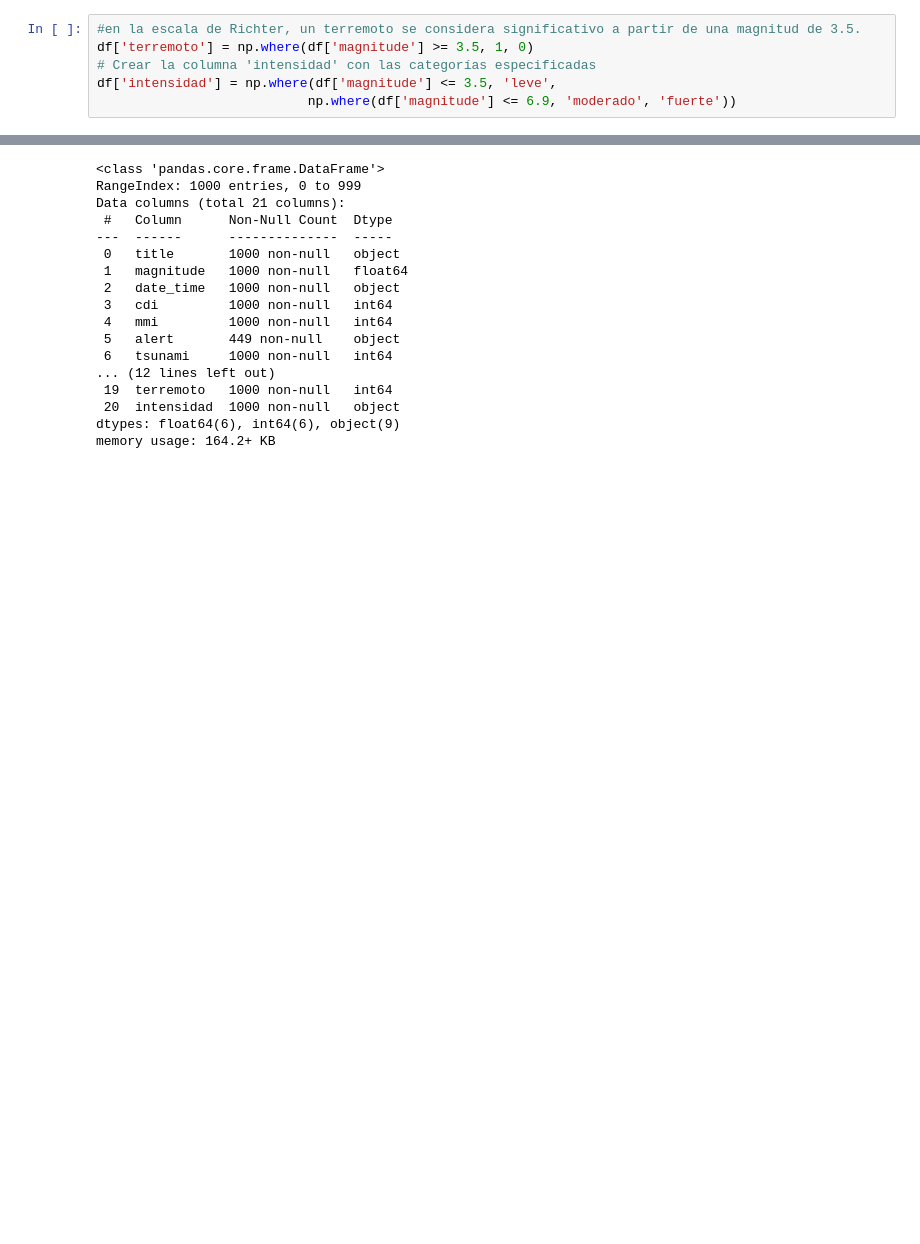
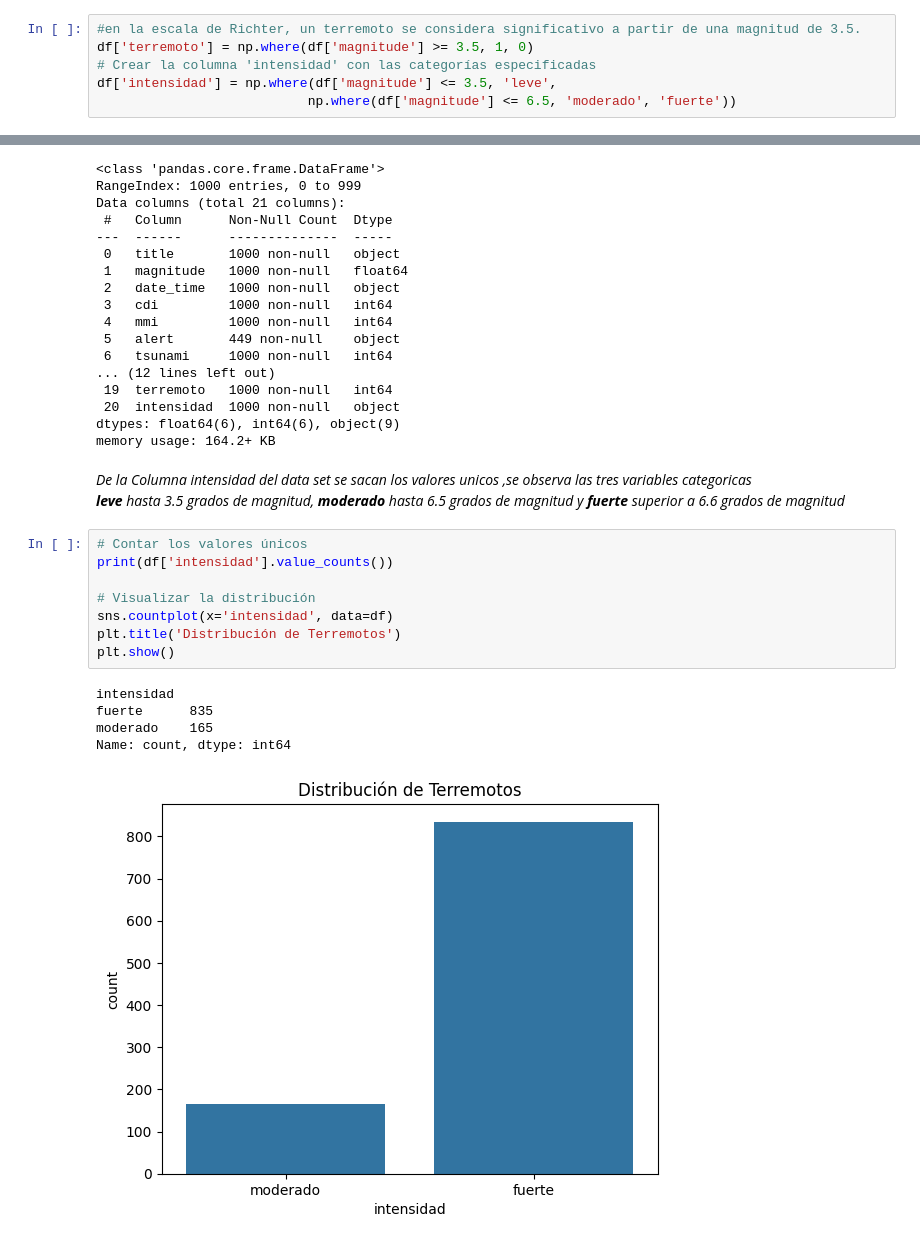
Before and after one commit to CristianLLDev/talentotech, a Jupyter notebook: Proyecto Final Regresion Logistica Terremotos/Exposicion _Regresion_logistica_Clasificacion_Intensidad_Terremotos.ipynb, the cells around one changed output, grey strips where cells are left out. Cells and saved outputs as stored; diff of their text form; blank space fills up the shorter version.

```diff
--- a/Proyecto Final Regresion Logistica Terremotos/Exposicion _Regresion_logistica_Clasificacion_Intensidad_Terremotos.ipynb
+++ b/Proyecto Final Regresion Logistica Terremotos/Exposicion _Regresion_logistica_Clasificacion_Intensidad_Terremotos.ipynb
@@ -55,7 +55,7 @@ df = df_sredondeo.round(1)
 df['terremoto'] = np.where(df['magnitude'] >= 3.5, 1, 0)
 # Crear la columna 'intensidad' con las categorías especificadas
 df['intensidad'] = np.where(df['magnitude'] <= 3.5, 'leve',
-                           np.where(df['magnitude'] <= 6.9, 'moderado', 'fuerte'))
+                           np.where(df['magnitude'] <= 6.5, 'moderado', 'fuerte'))
 # %% [markdown]
 ## <CENTER>ANALISIS EXPLORATORIO DE DATOS</CENTER>
 *Visualizacion de todas las columnas y todas las filas del data set en el dataframe*<br>
@@ -110,3 +110,19 @@ Data columns (total 21 columns):
  20  intensidad  1000 non-null   object
 dtypes: float64(6), int64(6), object(9)
 memory usage: 164.2+ KB
+# %% [markdown]
+*De la Columna intensidad del data set se sacan los valores unicos ,se observa las tres variables categoricas<br>__leve__ hasta 3.5 grados de magnitud, __moderado__ hasta 6.5 grados de magnitud y __fuerte__ superior a 6.6 grados de magnitud*
+# %%
+# Contar los valores únicos
+print(df['intensidad'].value_counts())
+
+# Visualizar la distribución
+sns.countplot(x='intensidad', data=df)
+plt.title('Distribución de Terremotos')
+plt.show()
+# %% [output]
+intensidad
+fuerte      835
+moderado    165
+Name: count, dtype: int64
+[figure, added]
```
Also changed, not shown: parts of 1 cell of this notebook, 1 other file.
